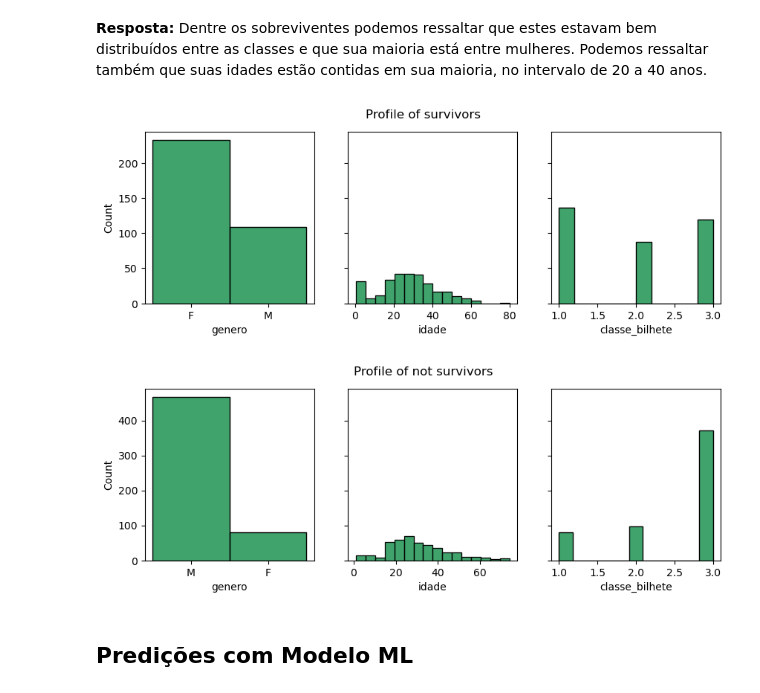
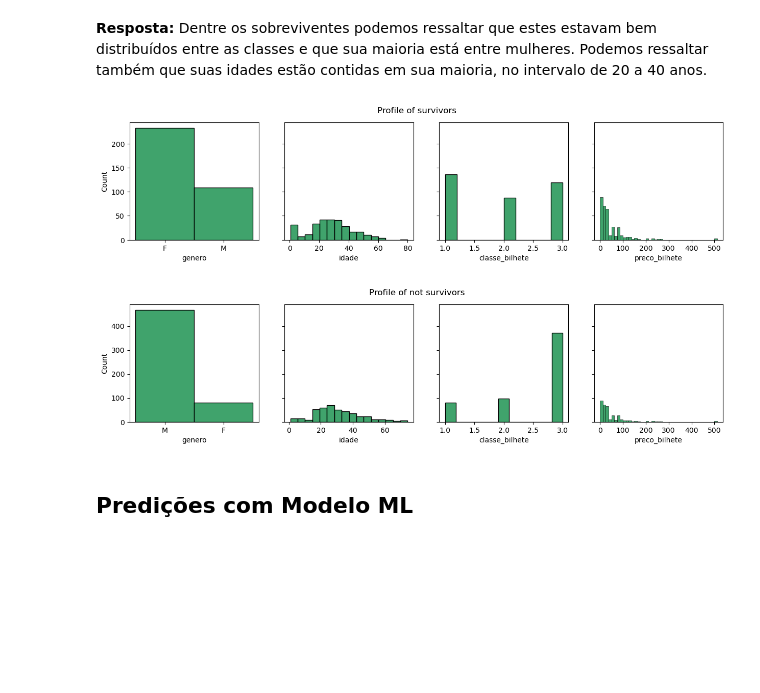
Before and after one commit to andreinamendes/titanic_cd, a Jupyter notebook: desafio.ipynb, the cells around one changed output. Drawn from its saved outputs; the diff is of its cells as text; code cells hidden in the pictures; blank space fills up the shorter version.

```diff
--- a/desafio.ipynb
+++ b/desafio.ipynb
@@ -475,39 +619,27 @@ Porcentagem dos que sobreviveram sem família em relação a toda a amostra sem
 # %% [markdown]
 **Resposta:** Dentre os sobreviventes podemos ressaltar que estes estavam bem distribuídos entre as classes e que sua maioria está entre mulheres. Podemos ressaltar também que suas idades estão contidas em sua maioria, no intervalo de 20 a 40 anos.
 # %%
-# Pega os dados de gênero, idade e classe_bilhete entre todos os sobreviventes.
-survived = df.query("sobreviveu == True").loc[:,["genero", "idade", "classe_bilhete"]]
-# Pega os dados de gênero, idade e classe_bilhete entre todos os não sobreviventes.
-not_survived = df.query("sobreviveu == False").loc[:,["genero", "idade", "classe_bilhete"]]
+survived = df.query('sobreviveu == True').loc[:,['genero', 'idade', 'classe_bilhete', 'preco_bilhete']]
+not_survived = df.query('sobreviveu == False').loc[:,['genero', 'idade', 'classe_bilhete', 'preco_bilhete']]
 
-# Define uma figura com 3 colunas para mostrar os dados.
-fig, axes = plt.subplots(1, 3, figsize=(10, 3), sharey=True)
-# Cria um subtítulo para a figura.
+fig, axes = plt.subplots(1, 4, figsize=(15, 3), sharey=True)
 fig.suptitle('Profile of survivors')
-# Plota um histograma para a contagem de pessoas que sobreviveram considerando o gênero.
 sns.histplot(ax=axes[0], x="genero", data=survived, color="#00853B")
-# Plota um histograma para a contagem de pessoas que sobreviveram considerando a idade.
 sns.histplot(ax=axes[1], x="idade", data=survived, color="#00853B")
-# Plota um histograma para a contagem de pessoas que sobreviveram considerando a classe.
 sns.histplot(ax=axes[2], x="classe_bilhete", data=survived, color="#00853B")
-# Plota a figura com os histogramas.
+sns.histplot(ax=axes[3], x="preco_bilhete", data=survived, color="#00853B")
 plt.show()
 
-# Define uma figura com 3 colunas para mostrar os dados.
-fig, axes = plt.subplots(1, 3, figsize=(10, 3), sharey=True)
-# Cria um subtítulo para a figura.
+fig, axes = plt.subplots(1, 4, figsize=(15, 3), sharey=True)
 fig.suptitle('Profile of not survivors')
-# Plota um histograma para a contagem de pessoas que não sobreviveram considerando o gênero.
 sns.histplot(ax=axes[0], x="genero", data=not_survived, color="#00853B")
-# Plota um histograma para a contagem de pessoas que não sobreviveram considerando a idade.
 sns.histplot(ax=axes[1], x="idade", data=not_survived, color="#00853B")
-# Plota um histograma para a contagem de pessoas que não sobreviveram considerando a classe.
 sns.histplot(ax=axes[2], x="classe_bilhete", data=not_survived, color="#00853B")
-# Plota a figura com os histogramas.
+sns.histplot(ax=axes[3], x="preco_bilhete", data=survived, color="#00853B")
 plt.show()
 # %% [output]
-[figure, old version]
+[figure, new version]
-[figure, old version]
+[figure, new version]
 # %% [markdown]
 ## Predições com Modelo ML
 # %%
```
Also changed, not shown: parts of 70 cells of this notebook.
